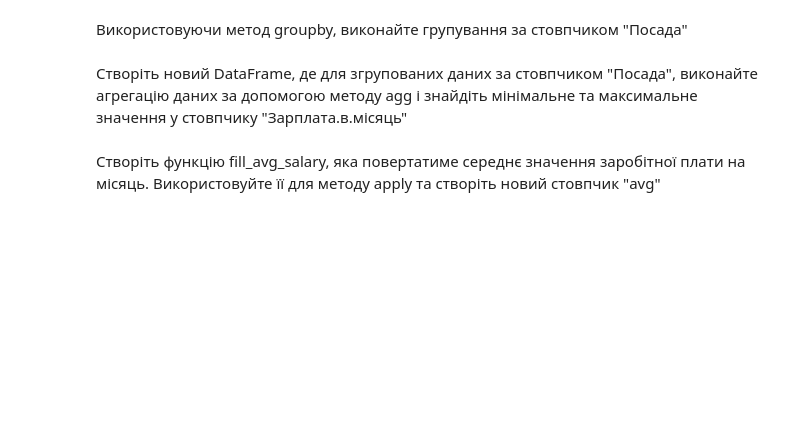
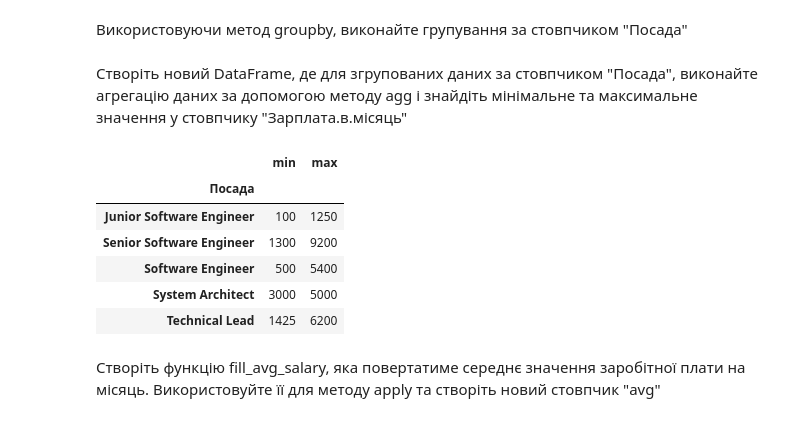
Before and after one commit to tarsweb-Python-GOIT/DS-HW, a Jupyter notebook: hw-02-02.ipynb, the cells around one changed output. Cells and saved outputs as stored; diff of their text form; code cells hidden in the pictures; blank space fills up the shorter version.

```diff
--- a/hw-02-02.ipynb
+++ b/hw-02-02.ipynb
@@ -13,2 +63,6 @@
 # %% [markdown]
 Видаліть усі стовпці з пропусками, крім стовпця "Мова програмування"
+# %%
+columns = data.isnull().sum() > 0
+columns["Мова програмування"]=False
+data= data[columns[columns==False].index]
@@ -21,4 +122,6 @@
 # %% [markdown]
 Створіть нову таблицю python_data, в якій будуть тільки рядки зі спеціалістами, які вказали мову програмування Python
+# %%
+data_python = data[data["Мова програмування"].str.lower() == "python"]
 # %% [markdown]
 Визначте розмір таблиці python_data за допомогою методу shape
@@ -25,6 +132,18 @@
 # %% [markdown]
 Використовуючи метод groupby, виконайте групування за стовпчиком "Посада"
+# %%
+data_python_group = data_python.groupby("Посада")
 # %% [markdown]
 Створіть новий DataFrame, де для згрупованих даних за стовпчиком "Посада", виконайте агрегацію даних за допомогою методу agg і знайдіть мінімальне та максимальне значення у стовпчику "Зарплата.в.місяць"
+# %%
+data_python_group["salary"].agg(["min", "max"])
+# %% [output]
+|  | min | max |
+| Посада |  |  |
+| Junior Software Engineer | 100 | 1250 |
+| Senior Software Engineer | 1300 | 9200 |
+| Software Engineer | 500 | 5400 |
+| System Architect | 3000 | 5000 |
+| Technical Lead | 1425 | 6200 |
 # %% [markdown]
 Створіть функцію fill_avg_salary, яка повертатиме середнє значення заробітної плати на місяць. Використовуйте її для методу apply та створіть новий стовпчик "avg"
```
Also changed, not shown: parts of 12 cells of this notebook.
